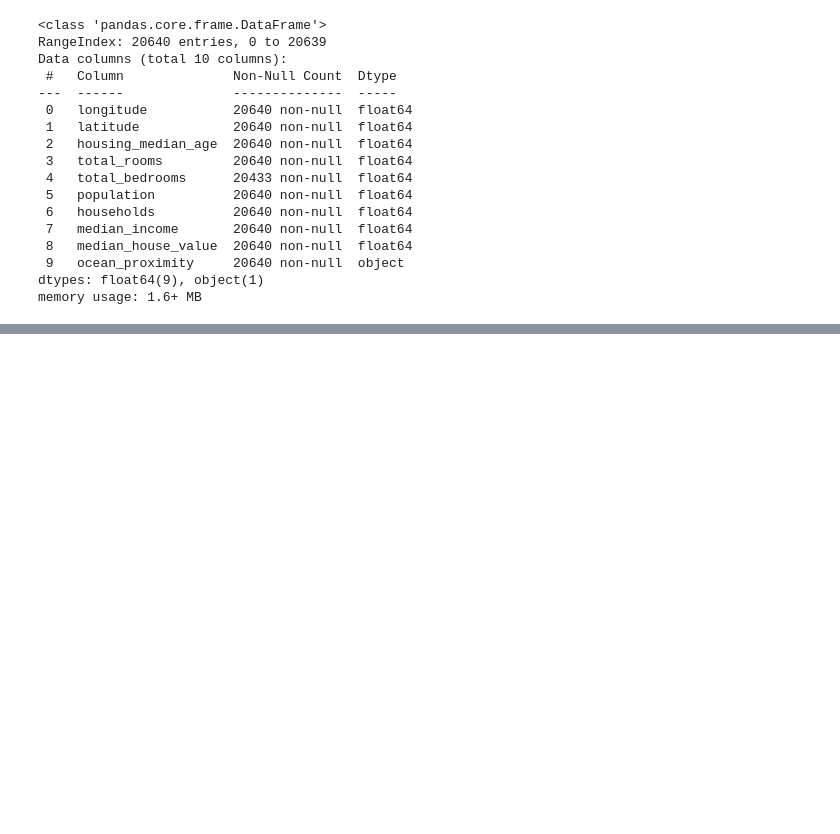
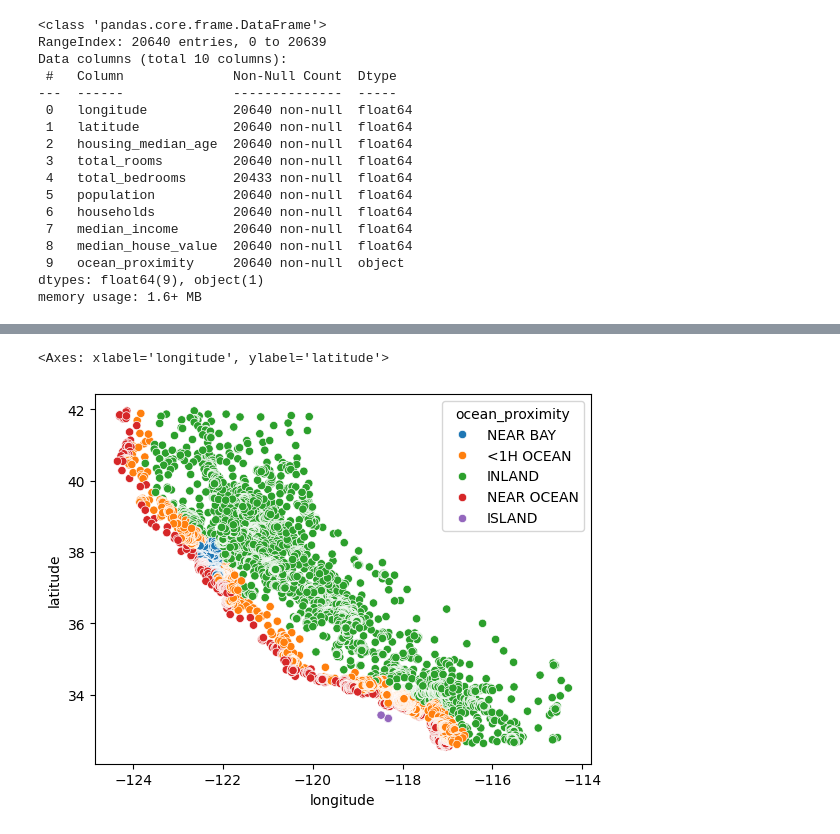
Before and after one commit to vivekkhillar/ML-practice, a Jupyter notebook: Day 32 20-08-2025/simpleLinearRegression.ipynb, the cells around one changed output, grey strips where cells are left out. Drawn from its saved outputs; the diff is of its cells as text; code cells hidden in the pictures; blank space fills up the shorter version.

```diff
--- a/Day 32 20-08-2025/simpleLinearRegression.ipynb
+++ b/Day 32 20-08-2025/simpleLinearRegression.ipynb
@@ -271,0 +323,5 @@ memory usage: 1.6+ MB
+# %%
+sns.scatterplot(x = 'longitude',y = 'latitude', hue = 'ocean_proximity', data=df)
+# %% [output]
+<Axes: xlabel='longitude', ylabel='latitude'>
+[figure, added]
```
Also changed, not shown: parts of 53 cells of this notebook, 1 other file.
